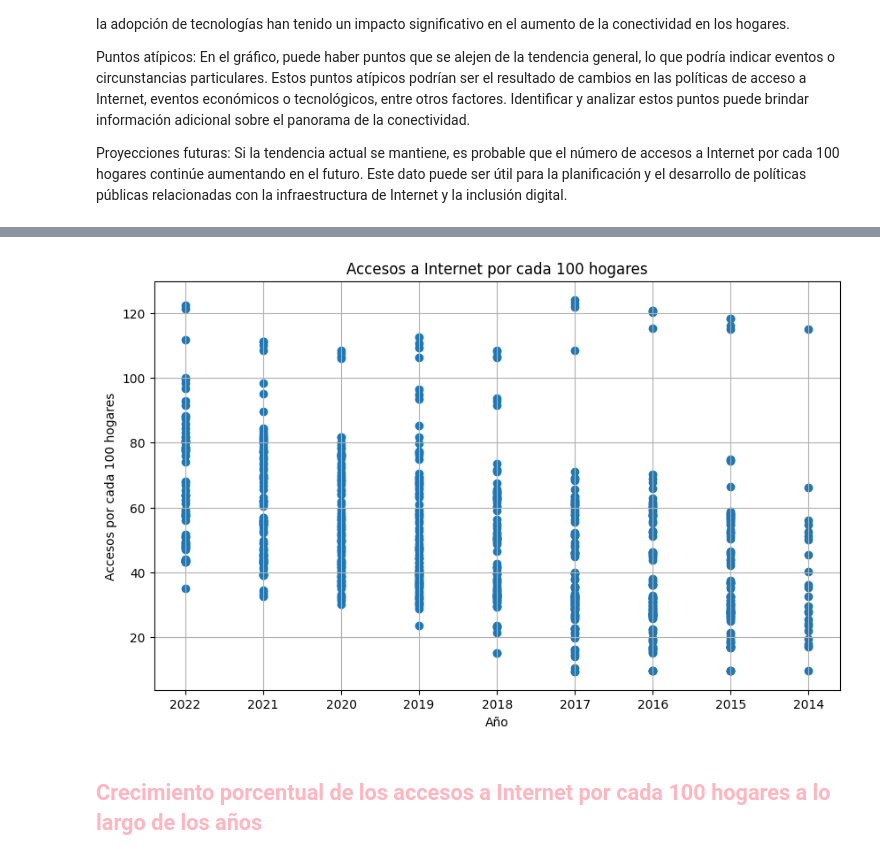
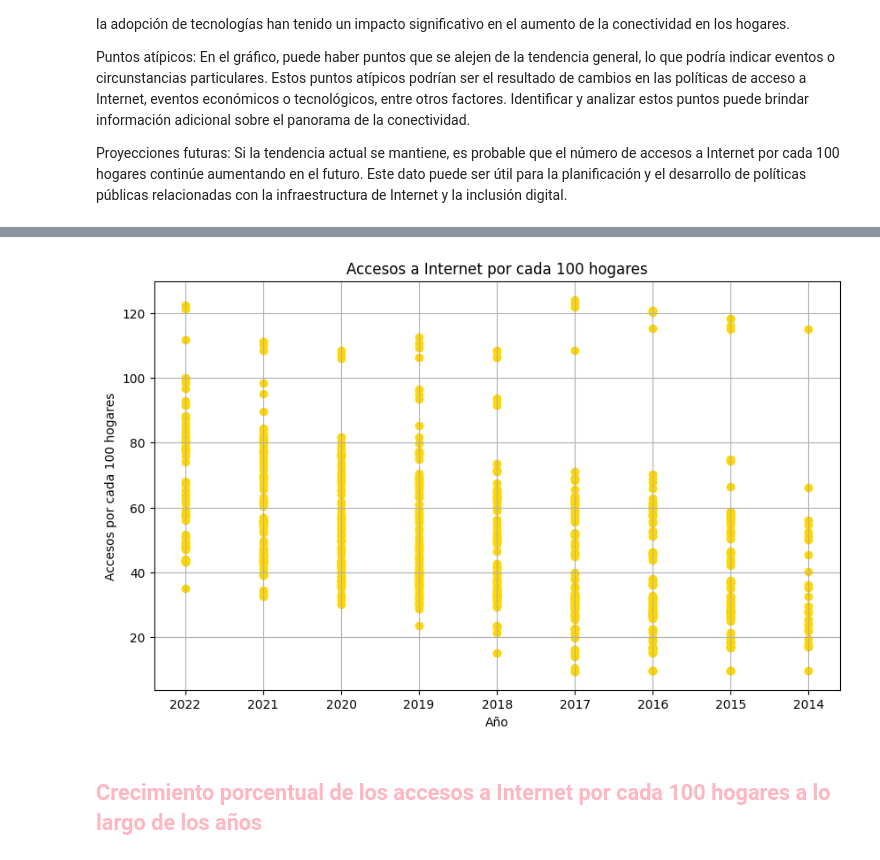
Before and after one commit to JorgeDataScientist/P_I_2_Telecomunicaciones, a Jupyter notebook: EDA.ipynb, the cells around one changed output, grey strips where cells are left out. Cells and saved outputs as stored; diff of their text form; code cells hidden in the pictures.

```diff
--- a/EDA.ipynb
+++ b/EDA.ipynb
@@ -214,18 +234,18 @@ plt.show()
 # %%
 # Extraer los datos necesarios del DataFrame
 años = df['Año']
 accesos = df['Accesos por cada 100 hogares']
 
-# Crear el gráfico de dispersión
+# Crear el gráfico de dispersión con color personalizado
 plt.figure(figsize=(10, 6))
-plt.scatter(años, accesos)
+plt.scatter(años, accesos, color='#FFD700')
 plt.title('Accesos a Internet por cada 100 hogares')
 plt.xlabel('Año')
 plt.ylabel('Accesos por cada 100 hogares')
 plt.grid(True)
 plt.show()
 # %% [output]
-[figure, old version]
+[figure, new version]
 # %% [markdown]
 ## <span style="color:#FFB6C1;">Crecimiento porcentual de los accesos a Internet por cada 100 hogares a lo largo de los años</span>
 # %% [markdown]
```
Also changed, not shown: parts of 7 cells of this notebook, 1 other file.
